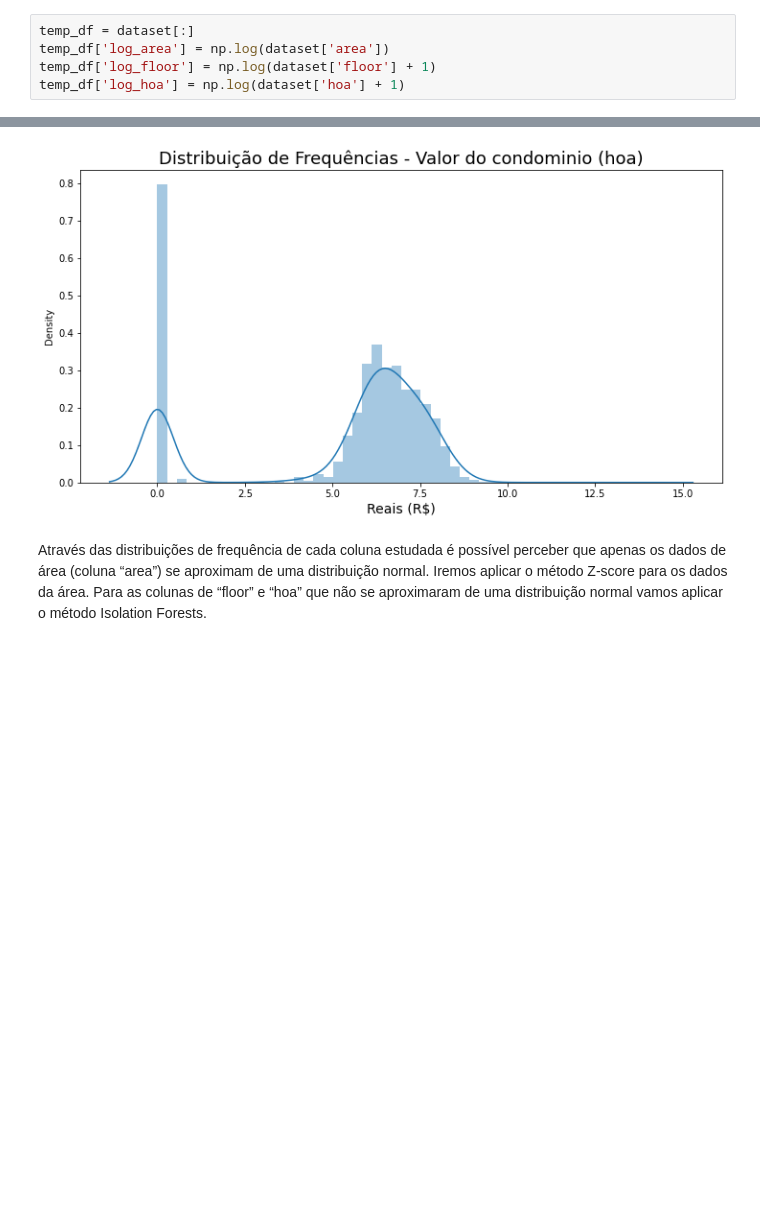
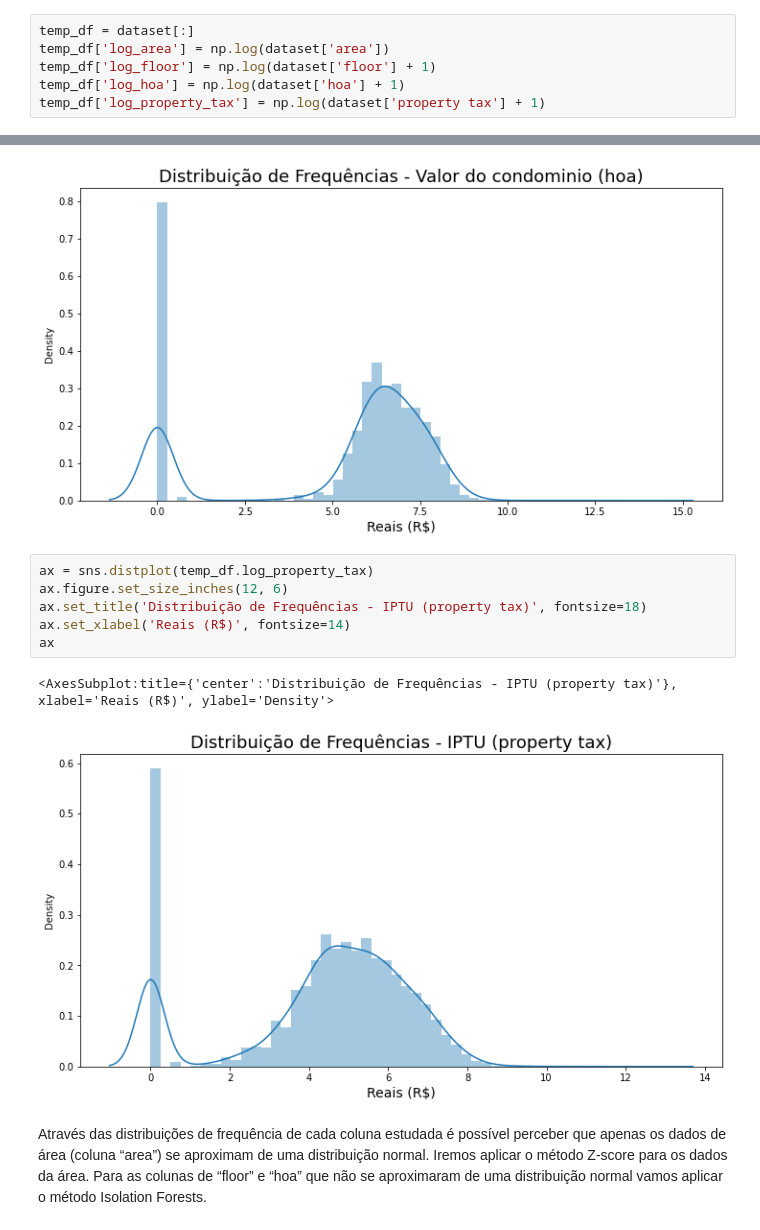
Before and after one commit to IgorFormiga/Data-Science-Projects, a Jupyter notebook: 1_Data_Exploration.ipynb, the cells around one changed output, grey strips where cells are left out. Saved outputs shown, nothing was run; the diff lists cells and outputs as text; blank space fills up the shorter version.

```diff
--- a/Data_Exploration.ipynb
+++ b/1_Data_Exploration.ipynb
@@ -281,6 +294,7 @@ temp_df = dataset[:]
 temp_df['log_area'] = np.log(dataset['area'])
 temp_df['log_floor'] = np.log(dataset['floor'] + 1)
 temp_df['log_hoa'] = np.log(dataset['hoa'] + 1)
+temp_df['log_property_tax'] = np.log(dataset['property tax'] + 1)
 # %%
 temp_df.head()
 # %% [output]
@@ -319,6 +333,15 @@ ax
 # %% [output]
 <AxesSubplot:title={'center':'Distribuição de Frequências - Valor do condominio (hoa)'}, xlabel='Reais (R$)', ylabel='Density'>
 [figure]
+# %%
+ax = sns.distplot(temp_df.log_property_tax)
+ax.figure.set_size_inches(12, 6)
+ax.set_title('Distribuição de Frequências - IPTU (property tax)', fontsize=18)
+ax.set_xlabel('Reais (R$)', fontsize=14)
+ax
+# %% [output]
+<AxesSubplot:title={'center':'Distribuição de Frequências - IPTU (property tax)'}, xlabel='Reais (R$)', ylabel='Density'>
+[figure, added]
 # %% [markdown]
 Através das distribuições de frequência de cada coluna estudada é possível perceber que apenas os dados de área (coluna “area”) se aproximam de uma distribuição normal. Iremos aplicar o método Z-score para os dados da área. Para as colunas de “floor” e “hoa” que não se aproximaram de uma distribuição normal vamos aplicar o método Isolation Forests.
 # %% [markdown]
```
Also changed, not shown: parts of 13 cells of this notebook, 1 other file.
